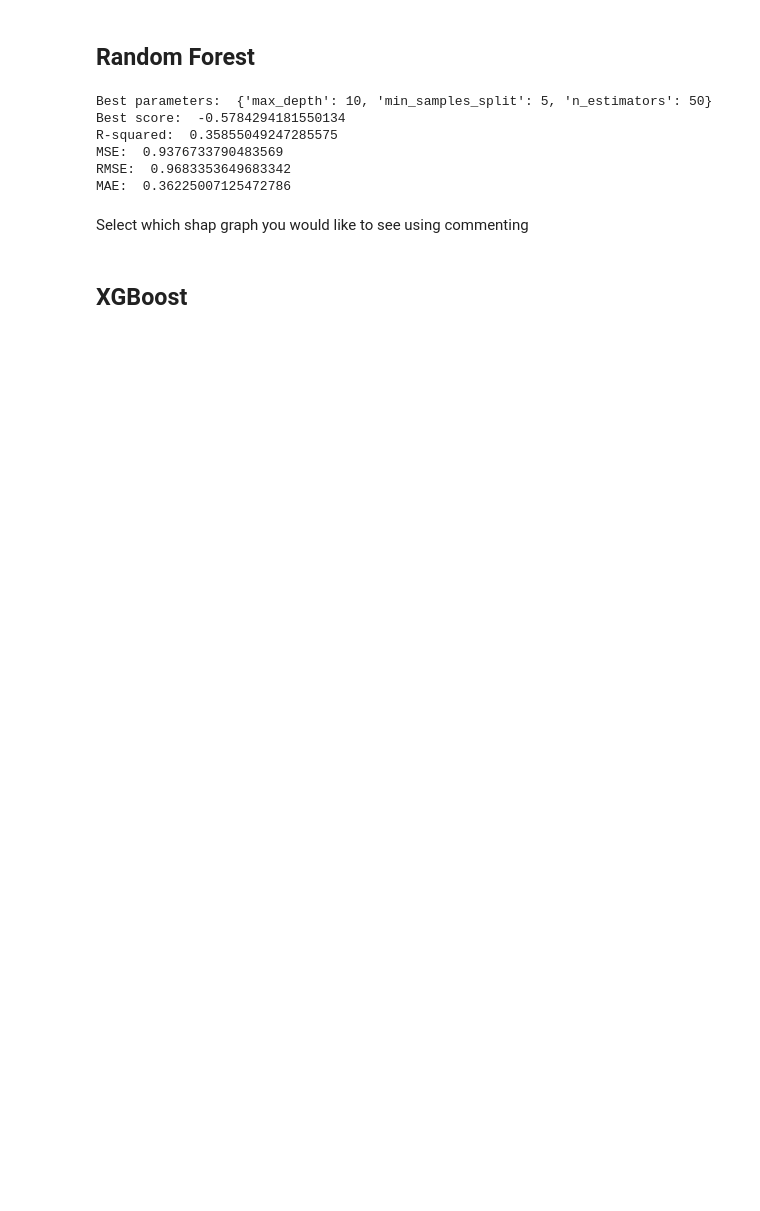
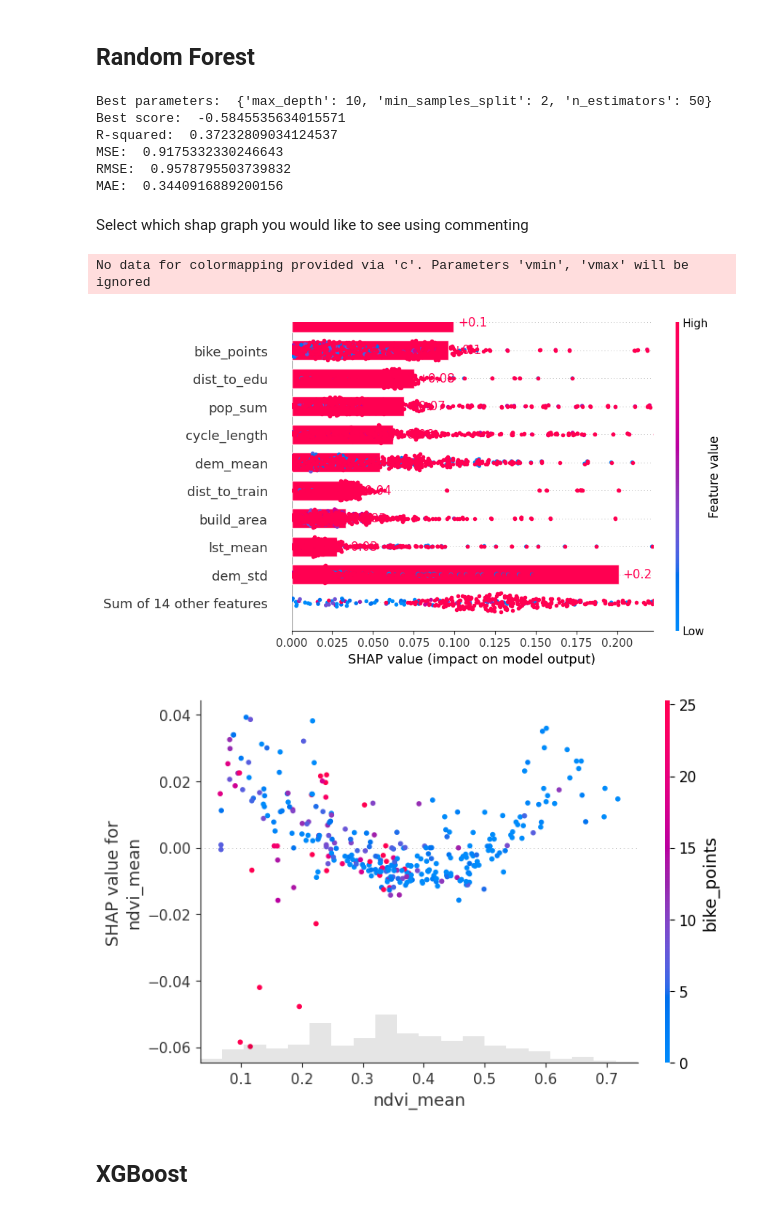
Before and after one commit to finn-wink/cycling_counter_prediction, a Jupyter notebook: models/UK_ML.ipynb, the cells around one changed output. Drawn from its saved outputs; the diff is of its cells as text; code cells hidden in the pictures; blank space fills up the shorter version.

```diff
--- a/models/UK_ML.ipynb
+++ b/models/UK_ML.ipynb
@@ -21,7 +22,7 @@ df = pd.read_csv('weekly_new.csv')
 df = df.drop(['name', 'year', 'week', 'latitude', 'longitude', 'espg'] , axis=1)
 df = df[['counts_week', 'country', 'dem_mean', 'cycle_length', 'lst_mean', 'pop_sum', 'dem_std', 'build_area', 'street_length_total',
           'ndvi_mean', 'restaurants', 'dist_to_bikePOI', '3_way_int_count', 'bike_points', 'daily_shops', 'median_speed', 'business_shops',
-           'traffic_signals', 'dist_to_edu', 'dist_to_train']]
+           'traffic_signals', 'dist_to_edu', 'dist_to_train', 'streets_per_node_avg', 'circuity_avg', 'lc_entropy', 'bus_stops', 'dist_to_greenspace']]
 
 country = df[df['country'] == 'UK']
 
@@ -40,8 +41,9 @@ X_train, X_test, y_train, y_test = train_test_split(X, y, test_size=0.10, random
 ## Linear Regression (OLS)
 # %%
 #Add a constant to the data and run OLS regression
-X = sm.add_constant(X)
-
-model = sm.OLS(y, X).fit()
+Xc = sm.add_constant(X)
+Xc.reset_index(drop=True, inplace=True)
+y.reset_index(drop=True, inplace=True)
+model = sm.OLS(y, Xc).fit()
 
 print(model.summary())
@@ -95,29 +135,31 @@ print("MSE: ", mse)
 print("RMSE: ", rmse)
 print("MAE: ", mae)
 # %% [output]
-Best parameters:  {'max_depth': 10, 'min_samples_split': 5, 'n_estimators': 50}
-Best score:  -0.5784294181550134
-R-squared:  0.35855049247285575
-MSE:  0.9376733790483569
-RMSE:  0.9683353649683342
-MAE:  0.36225007125472786
+Best parameters:  {'max_depth': 10, 'min_samples_split': 2, 'n_estimators': 50}
+Best score:  -0.5845535634015571
+R-squared:  0.37232809034124537
+MSE:  0.9175332330246643
+RMSE:  0.9578795503739832
+MAE:  0.3440916889200156
 # %% [markdown]
 Select which shap graph you would like to see using commenting
 # %%
 #Using SHAP to explain things
 explainer = shap.Explainer(model_rf, X_train)
 shap_values = explainer(X)
 
 # shap_values.display_data = shap.datasets.adult(display=True)[0].values
 shap.plots.bar(shap_values)
 
 shap.plots.beeswarm(shap_values)
 
 shap.plots.beeswarm(shap_values.abs, color="shap_red")
 
-shap.plots.bar(shap_values[1])
-
 shap.plots.scatter(shap_values[:,"ndvi_mean"], color=shap_values)
+# %% [output]
+No data for colormapping provided via 'c'. Parameters 'vmin', 'vmax' will be ignored
+[figure, added]
+[figure, added]
 # %% [markdown]
 ## XGBoost
 # %%
```
Also changed, not shown: parts of 5 cells of this notebook, 10 other files.
